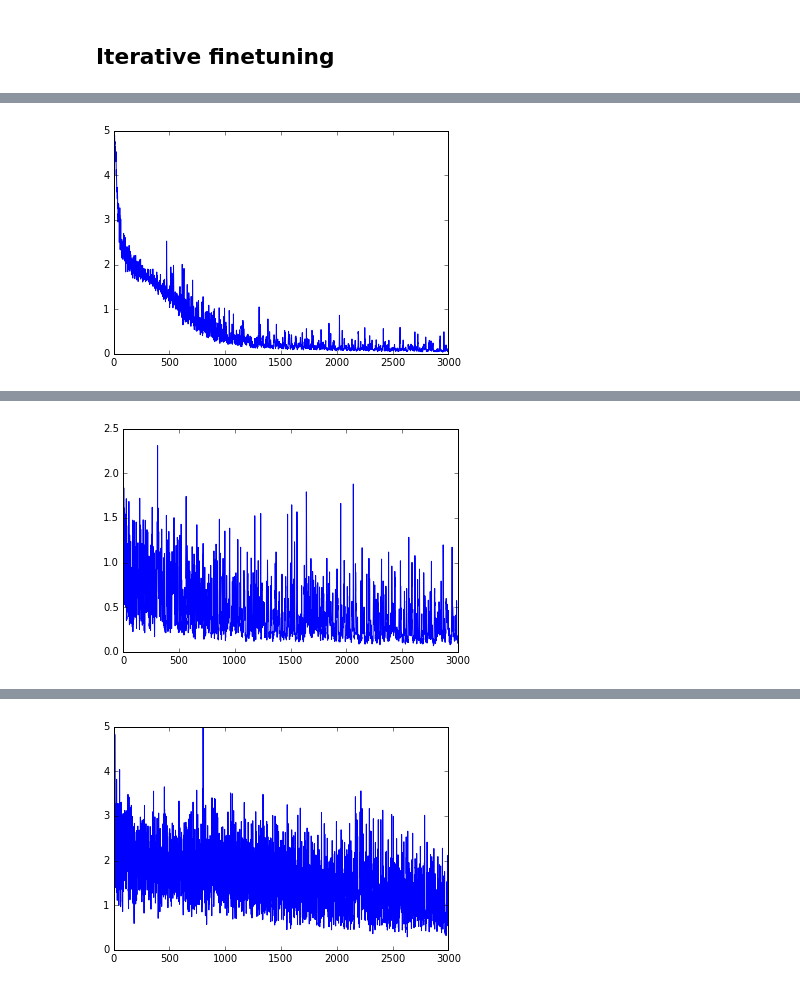
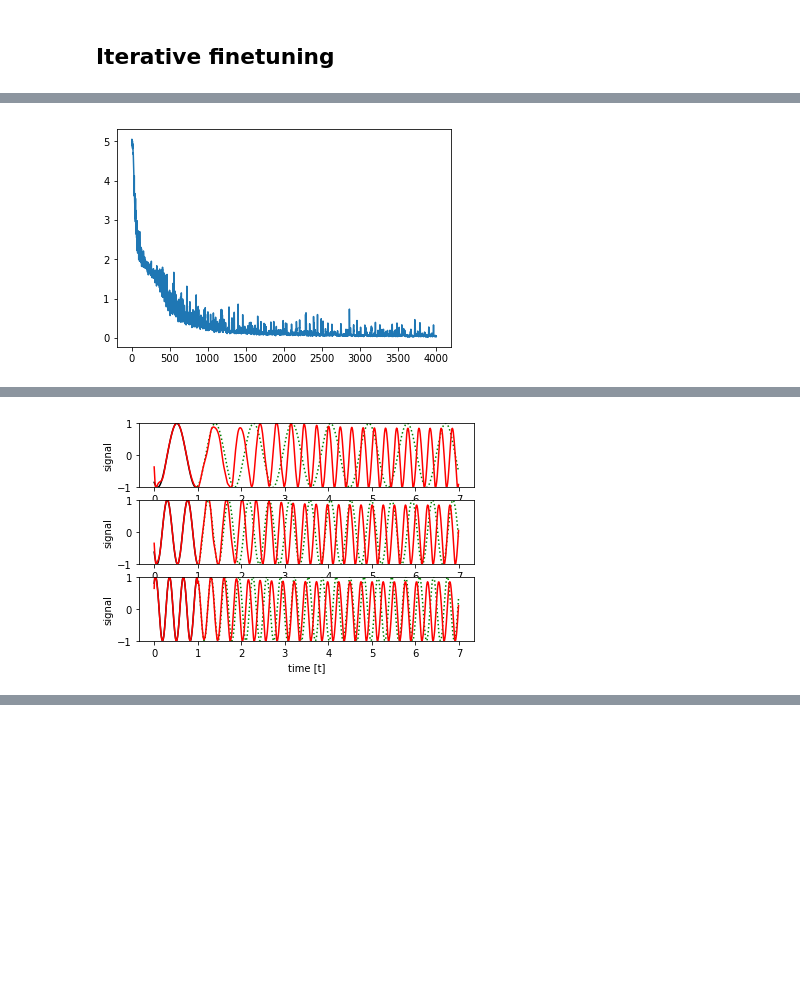
Before and after one commit to CorvusCorax/Caffe-LSTM-Mini-Tutorial, a Jupyter notebook: LSTM Demo.ipynb, the cells around one changed output, grey strips where cells are left out. Cells and saved outputs as stored; diff of their text form; code cells hidden in the pictures; blank space fills up the shorter version.

Commit message:
updated iterative training

```diff
--- a/LSTM Demo.ipynb
+++ b/LSTM Demo.ipynb
@@ -86,7 +90,7 @@ n_adamAlpha = 0.002
 # %%
 #define and save the network
 from caffe import layers as L, params as P
-def gen_network(n_steps,n_outputs,batch_size,n_input):
+def gen_network(n_steps,n_outputs,batch_size,n_input,n_hidden):
     n = caffe.NetSpec()
     # the network is trained on a time series of n_steps + n_outputs
 
@@ -126,7 +130,7 @@ def gen_network(n_steps,n_outputs,batch_size,n_input):
     with open(net_path, 'w') as f:
         f.write(str(ns))
 
-gen_network(n_steps, n_outputs, batch_size, n_input)
+gen_network(n_steps, n_outputs, batch_size, n_input, n_hidden)
 # %% [markdown]
 ## Solver definition
 # %%
@@ -142,7 +146,10 @@ def gen_solver():
     sd.snapshot = n_train
     sd.display = n_display
     sd.snapshot_prefix = snapshot_prefix
-    sd.solver_mode = caffe.proto.caffe_pb2.SolverParameter.CPU
+    if USE_GPU:
+        sd.solver_mode = caffe.proto.caffe_pb2.SolverParameter.GPU
+    else:
+        sd.solver_mode = caffe.proto.caffe_pb2.SolverParameter.CPU
     sd.type = 'Adam'
     sd.lr_policy = 'fixed'
     sd.base_lr = n_adamAlpha
@@ -208,8 +215,12 @@ def train_single(solver, niter, disp_step):
         solver.step(1)
         train_loss[i] = solver.net.blobs['loss'].data
         if i % disp_step == 0:
-            print "step ", i, ", loss = ", train_loss[i]
-    print "Finished training, iteration reached", niter
+            if i==0:
+                print "step ", i, ", loss = ", train_loss[i]
+            else:
+                print "step ", i, ", loss = ", train_loss[i], ", avg loss = ", np.average(train_loss[i-disp_step:i])
+    print("Finished training, iteration reached ", niter, " final loss = ", train_loss[niter-1],
+        " final avg = ", np.average(train_loss[niter-disp_step:niter-1]))
     return train_loss
 
 train_loss = train_single(solver,n_train,n_display)
@@ -412,39 +422,23 @@ We can address this with incremental increase in sequence length and finetuning:
 # %% [markdown]
 ## Iterative finetuning
 # %%
+n_display = 400
 n_outputs = 50
-n_train = 3000
-net_path = 'lstm_demo3_network.train.prototxt' # same as first
-solver_config_path = 'lstm_demo3_solver.prototxt'
-snapshot_prefix = 'lstm_demo3_snapshot'
+n_train = 4000
+net_path = 'lstm_demo3_0_network.train.prototxt'
+solver_config_path = 'lstm_demo3_0_solver.prototxt'
+snapshot_prefix = 'lstm_demo3_0_snapshot'
 
 print "initial training"
-gen_network(n_steps, n_outputs, batch_size, n_input)
+gen_network(n_steps, n_outputs, batch_size, n_input, n_hidden)
 gen_solver()
 solver = caffe.get_solver(solver_config_path)
 init_weights(solver)
 train_loss = train_single(solver,n_train,n_display)
 plt.plot(np.arange(n_train), train_loss)
 plt.show()
-
-print "finetuning with doubled output length"
-n_outputs = 100
-gen_network(n_steps, n_outputs, batch_size, n_input)
-gen_solver()
-solver = caffe.get_solver(solver_config_path)
-solver.net.copy_from('%s_iter_%i.caffemodel'%(snapshot_prefix,n_train))
-train_loss = train_single(solver,n_train,n_display)
-plt.plot(np.arange(n_train), train_loss)
-plt.show()
-
-print "finetuning with 4 times output length"
-n_outputs = 200
-gen_network(n_steps, n_outputs, batch_size, n_input)
-gen_solver()
-solver = caffe.get_solver(solver_config_path)
-solver.net.copy_from('%s_iter_%i.caffemodel'%(snapshot_prefix,n_train))
-train_loss = train_single(solver,n_train,n_display)
-plt.plot(np.arange(n_train), train_loss)
-plt.show()
+net_0 = '%s_iter_%i.caffemodel'%(snapshot_prefix,n_train)
+net.copy_from(net_0)
+test_net_iterative(net,3,600)
 # %% [output]
 initial training
@@ -467 +456 @@ Finished training, iteration reached 3000
-[figure, old version]
+[figure, new version]
@@ -485 +457 @@ Finished training, iteration reached 3000
-[figure, old version]
+[figure, new version]
@@ -503 +457,0 @@ Finished training, iteration reached 3000
-[figure, removed]
```
Also changed, not shown: parts of 15 cells of this notebook.
